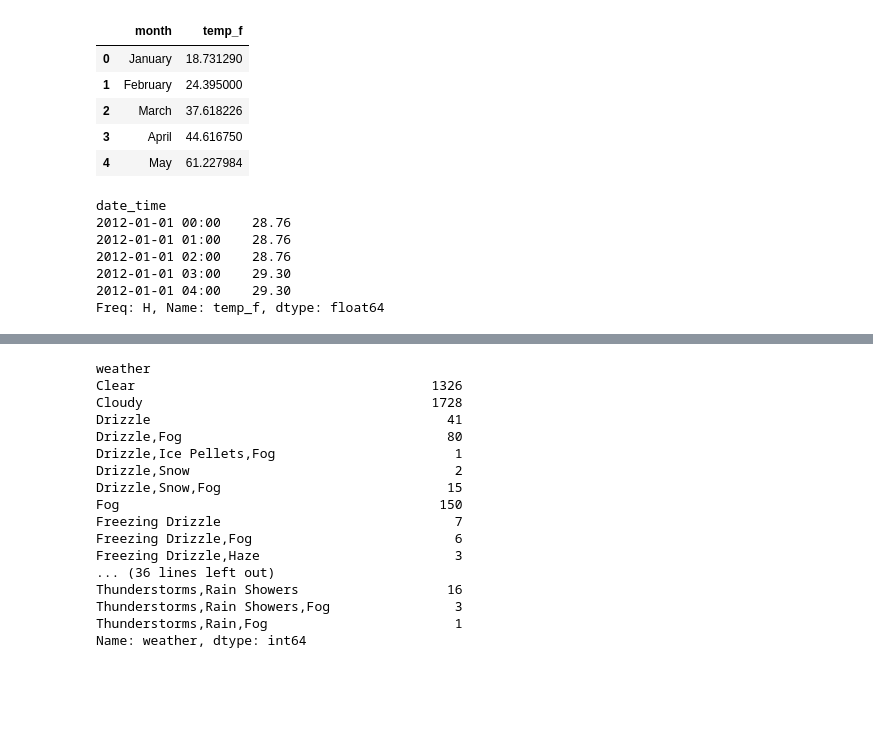
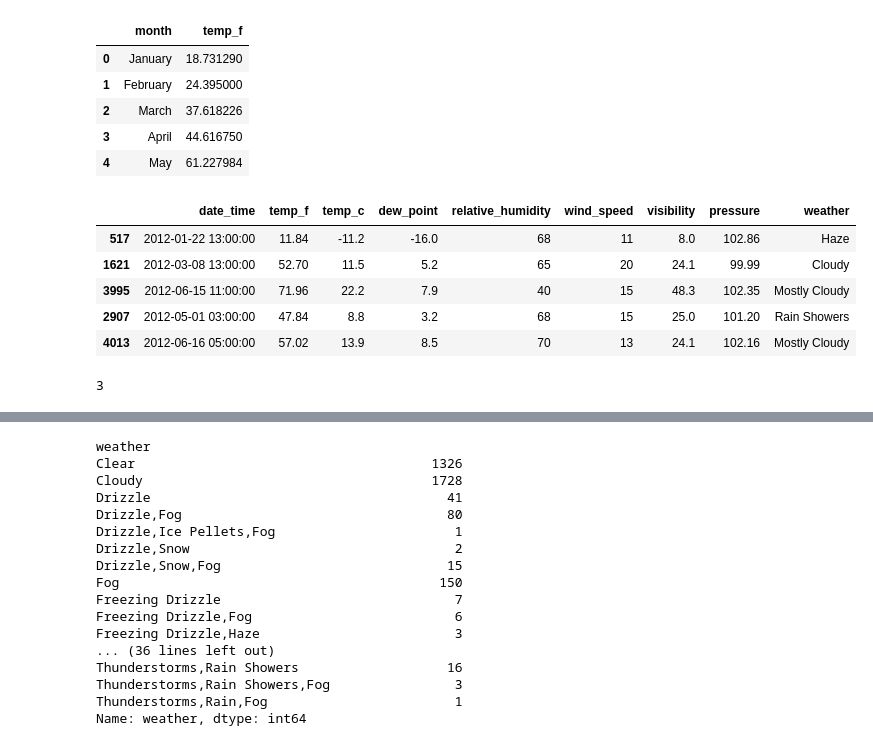
Before and after one commit to elijahsartin/IP2_EES, a Jupyter notebook: IP2_EES.ipynb, the cells around one changed output, grey strips where cells are left out. Drawn from its saved outputs; the diff is of its cells as text; code cells hidden in the pictures; blank space fills up the shorter version.

```diff
--- a/IP2_EES.ipynb
+++ b/IP2_EES.ipynb
@@ -218,4 +218,13 @@ monthly_avg.head()
 | 2 | March | 37.618226 |
 | 3 | April | 44.616750 |
 | 4 | May | 61.227984 |
+# %%
+df.sample(5)
+# %% [output]
+|  | date_time | temp_f | temp_c | dew_point | relative_humidity | wind_speed | visibility | pressure | weather |
+| 517 | 2012-01-22 13:00:00 | 11.84 | -11.2 | -16.0 | 68 | 11 | 8.0 | 102.86 | Haze |
+| 1621 | 2012-03-08 13:00:00 | 52.70 | 11.5 | 5.2 | 65 | 20 | 24.1 | 99.99 | Cloudy |
+| 3995 | 2012-06-15 11:00:00 | 71.96 | 22.2 | 7.9 | 40 | 15 | 48.3 | 102.35 | Mostly Cloudy |
+| 2907 | 2012-05-01 03:00:00 | 47.84 | 8.8 | 3.2 | 68 | 15 | 25.0 | 101.20 | Rain Showers |
+| 4013 | 2012-06-16 05:00:00 | 57.02 | 13.9 | 8.5 | 70 | 13 | 24.1 | 102.16 | Mostly Cloudy |
 # %%
@@ -224,12 +233,9 @@ hourly_avg = df.groupby(pd.PeriodIndex(df['date_time'], freq="H"))['temp_f'].mea
+# %%
+# test filter from sample
+hourFilter[2907]
+# %% [output]
+3
 # %%
-# test series
-hourly_avg.head()
+# create series
+hourly_avg=df['temp_f'].groupby(hourFilter).mean()
-# %% [output]
-date_time
-2012-01-01 00:00    28.76
-2012-01-01 01:00    28.76
-2012-01-01 02:00    28.76
-2012-01-01 03:00    29.30
-2012-01-01 04:00    29.30
-Freq: H, Name: temp_f, dtype: float64
 # %%
```
Also changed, not shown: parts of 17 cells of this notebook, 1 other file.
